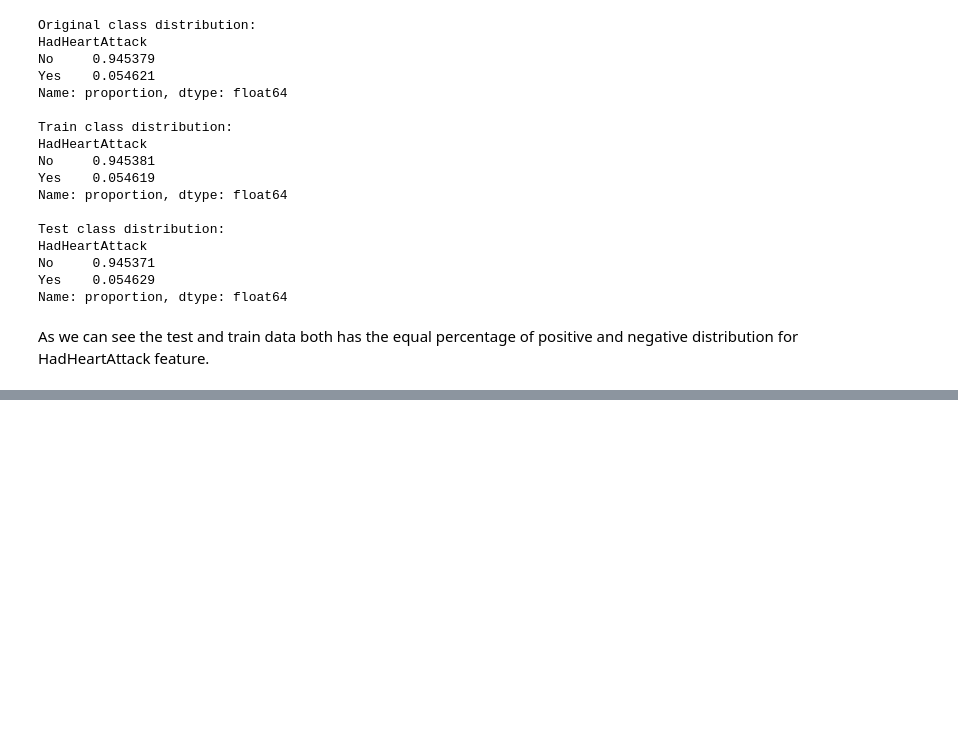
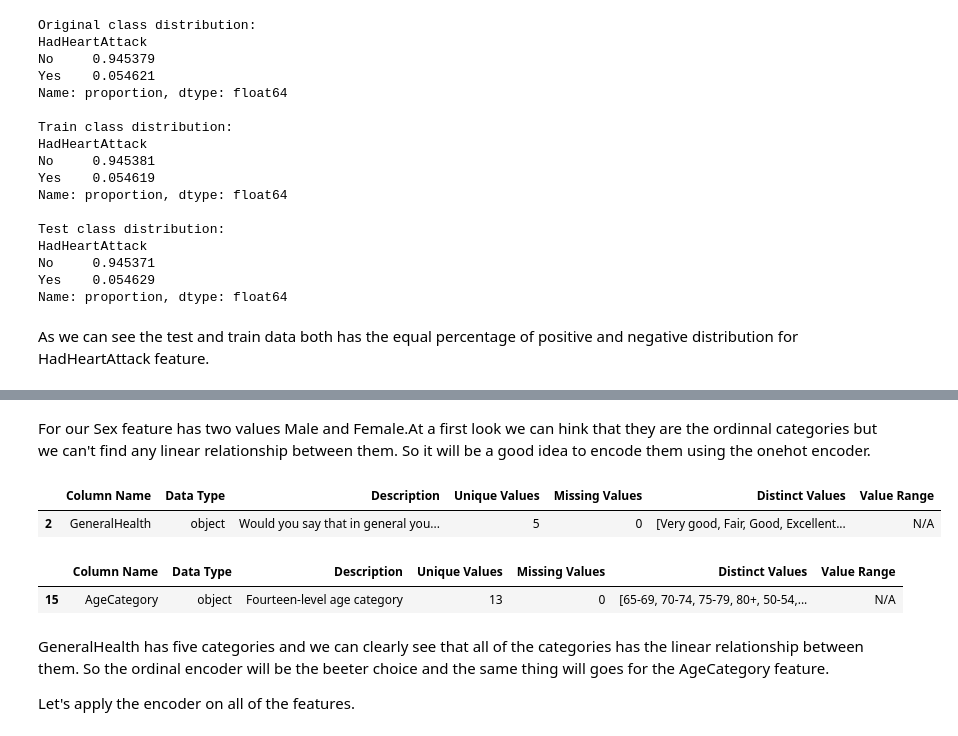
Before and after one commit to nikbhavsar/Heart-Attack-Prediction, a Jupyter notebook: Notebooks/3_DataProcessing_HypothesisTesting.ipynb, the cells around one changed output, grey strips where cells are left out. Cells and saved outputs as stored; diff of their text form; code cells hidden in the pictures; blank space fills up the shorter version.

```diff
--- a/Notebooks/3_DataProcessing_HypothesisTesting.ipynb
+++ b/Notebooks/3_DataProcessing_HypothesisTesting.ipynb
@@ -177,0 +208,16 @@ As we can see the test and train data both has the equal percentage of positive
+# %% [markdown]
+For our Sex feature has two values Male and Female.At a first look we can hink that they are the ordinnal categories but we can't find any linear relationship between them. So it will be a good idea to encode them using the onehot encoder.
+# %%
+heart_attack_data_dictionary[heart_attack_data_dictionary['Column Name'] == 'GeneralHealth']
+# %% [output]
+|  | Column Name | Data Type | Description | Unique Values | Missing Values | Distinct Values | Value Range |
+| 2 | GeneralHealth | object | Would you say that in general you... | 5 | 0 | [Very good, Fair, Good, Excellent... | N/A |
+# %%
+heart_attack_data_dictionary[heart_attack_data_dictionary['Column Name'] == 'AgeCategory']
+# %% [output]
+|  | Column Name | Data Type | Description | Unique Values | Missing Values | Distinct Values | Value Range |
+| 15 | AgeCategory | object | Fourteen-level age category | 13 | 0 | [65-69, 70-74, 75-79, 80+, 50-54,... | N/A |
+# %% [markdown]
+GeneralHealth has five categories and we can clearly see that all of the categories has the linear relationship between them. So the ordinal encoder will be the beeter choice and the same thing will goes for the AgeCategory feature.
+
+Let's apply the encoder on all of the features.
```
Also changed, not shown: parts of 21 cells of this notebook, 4 other files.
